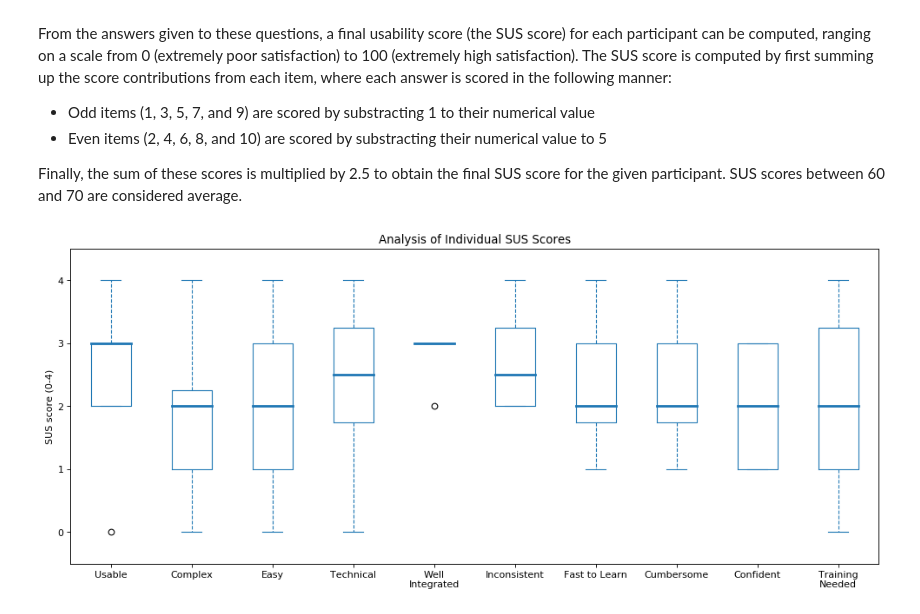
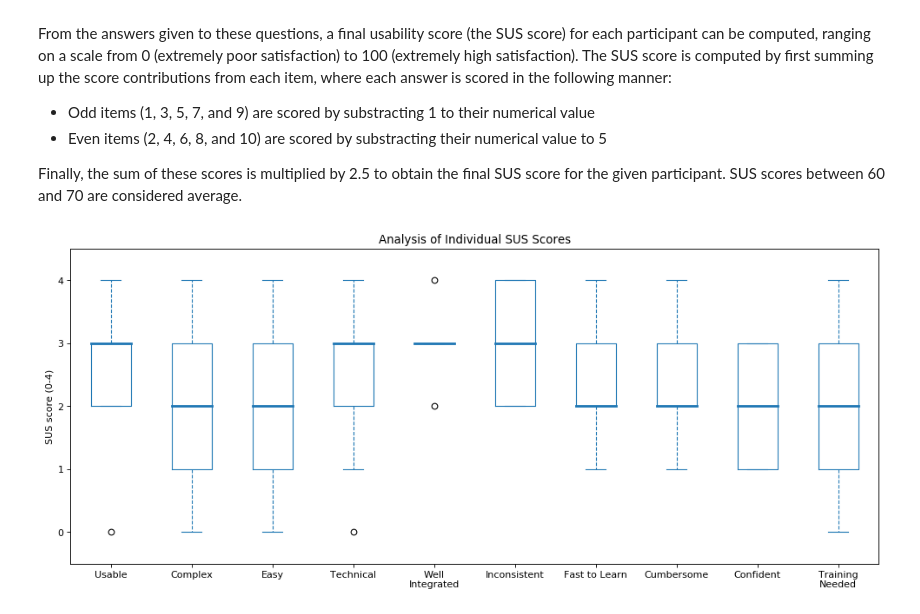
Before and after one commit to tomurillo/AUDiaL, a Jupyter notebook: docs/evaluation/evaluation_report.ipynb, the cells around one changed output. Saved outputs shown, nothing was run; the diff lists cells and outputs as text; code cells hidden in the pictures.

Commit message:
Add SUS score and one more sample to evaluation report

```diff
--- a/docs/evaluation/evaluation_report.ipynb
+++ b/docs/evaluation/evaluation_report.ipynb
@@ -315,24 +315,25 @@ Finally, the sum of these scores is multiplied by 2.5 to obtain the final SUS sc
 # %%
 def sus_score(answer, idx):
     sus_values = {'Strongly Agree': 5, 'Agree': 4, 'Neutral': 3, 'Disagree': 2, 'Strongly Disagree': 1}
     return sus_values.get(answer, 1) - 1 if idx % 2 else 5 - sus_values.get(answer, 5)
 
 # Plot average of individual SUS scores
 fig = plt.figure(figsize=(15, 6), dpi=80, facecolor='w', edgecolor='k')
-sus_labels = ['Usable', 'Complex', 'Easy', 'Technical', 'Well\nIntegrated', 'Inconsistent', 'Fast to Learn', 'Cumbersome', 'Confident', 'Training\nNeeded']
+sus_labels = ['Usable', 'Complex', 'Easy', 'Technical', 'Well\nIntegrated', 'Inconsistent',
+              'Fast to Learn', 'Cumbersome', 'Confident', 'Training\nNeeded']
 x = range(len(sus_labels))
-box_vals = []
+sus_scores_all = []
 for i in range(1, 11):
     sus_answers = eval_data[:]['SUS{}'.format(i)]
     sus_values = [sus_score(a, i) for a in sus_answers]
-    box_vals.append(sus_values)
+    sus_scores_all.append(sus_values)
 x = range(len(sus_labels))
-bp = plt.boxplot(box_vals, positions=x)
+bp = plt.boxplot(sus_scores_all, positions=x)
 set_box_color(bp, '#1F77B4')
 plt.xticks(x, sus_labels)
 plt.ylim(-0.5, 4.5)
 plt.title('Analysis of Individual SUS Scores')
 plt.ylabel('SUS score (0-4)')
 plt.show()
 # %% [output]
-[figure, old version]
+[figure, new version]
```
Also changed, not shown: parts of 7 cells of this notebook, 1 other file.
